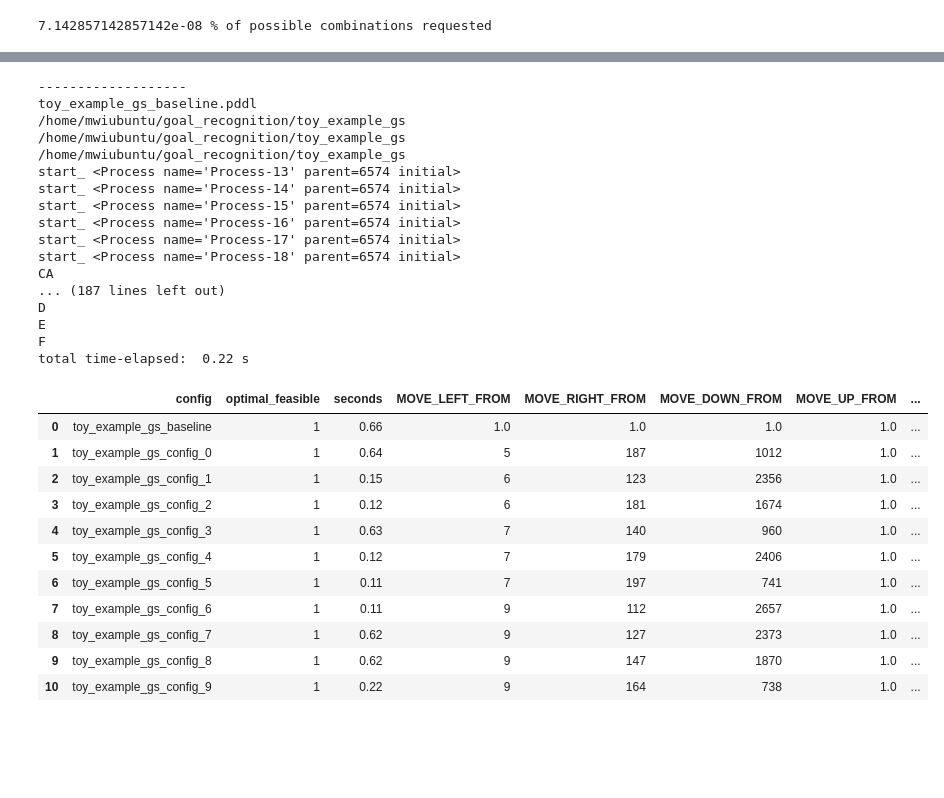
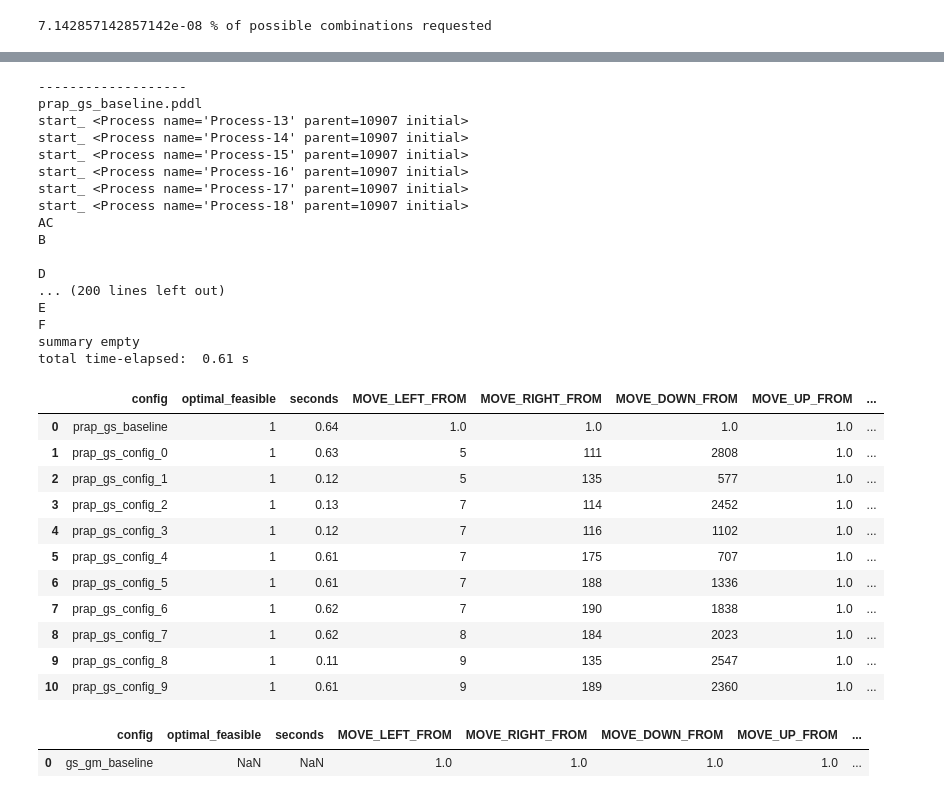
Before and after one commit to MatthiasWikenheiser/goal_recognition, a Jupyter notebook: Demo.ipynb, the cells around one changed output, grey strips where cells are left out. Drawn from its saved outputs; the diff is of its cells as text; code cells hidden in the pictures; blank space fills up the shorter version.

Commit message:
adapted GridSearch.py to gm_model and also updated Demo.ipynb

```diff
--- a/Demo.ipynb
+++ b/Demo.ipynb
@@ -393,7 +500,7 @@ problem_f = pddl.pddl_problem('problem_F.pddl')
 toy_example_problem_list= [problem_a, problem_b, problem_c, problem_d, problem_e, problem_f]
 obs_toy_example = pddl.pddl_observations('Observations.csv')
 # %%
-model = prap_model.prap_model(toy_example_domain, toy_example_problem_list, obs_toy_example)
+model_prap = prap_model.prap_model(toy_example_domain, toy_example_problem_list, obs_toy_example)
 # %%
-gs = GridSearch.GridSearch(model, "toy_example_gs")
+gs_prap = GridSearch.GridSearch(model_prap, "prap_gs")
 # %%
@@ -404,10 +511,10 @@ gs.grid
 # %%
-gs.add_grid_item([("MOVE_LEFT_FROM", range(5, 10))])
-gs.add_grid_item(("MOVE_RIGHT_FROM", range(100, 200)))
-gs.add_grid_item(("MOVE_DOWN_FROM", range(200, 3000)))
-gs.add_grid_item(("MOVE_LOWER_RIGHT_FROM", range(50, 60)))
-gs.add_grid_item(("MOVE_LOWER_LEFT_FROM", range(50, 60)))
-gs.create_grid(random=True, size=10)
+gs_prap.add_grid_item([("MOVE_LEFT_FROM", range(5, 10))])
+gs_prap.add_grid_item(("MOVE_RIGHT_FROM", range(100, 200)))
+gs_prap.add_grid_item(("MOVE_DOWN_FROM", range(200, 3000)))
+gs_prap.add_grid_item(("MOVE_LOWER_RIGHT_FROM", range(50, 60)))
+gs_prap.add_grid_item(("MOVE_LOWER_LEFT_FROM", range(50, 60)))
+gs_prap.create_grid(random=True, size=10)
 # %% [output]
 7.142857142857142e-08 % of possible combinations requested
 # %%
@@ -428,36 +535,36 @@ gs.grid
 # %%
-gs.check_feasible_domain(multiprocess=True, timeout= 5,
+gs_prap.check_feasible_domain(multiprocess=True, timeout= 5,
                          keep_files = False, pickle = True)
 # %% [output]
 -------------------
-toy_example_gs_baseline.pddl
-/home/mwiubuntu/goal_recognition/toy_example_gs
-/home/mwiubuntu/goal_recognition/toy_example_gs
-/home/mwiubuntu/goal_recognition/toy_example_gs
-start_ <Process name='Process-13' parent=6574 initial>
-start_ <Process name='Process-14' parent=6574 initial>
-start_ <Process name='Process-15' parent=6574 initial>
-start_ <Process name='Process-16' parent=6574 initial>
-start_ <Process name='Process-17' parent=6574 initial>
-start_ <Process name='Process-18' parent=6574 initial>
-CA
-... (187 lines left out)
+prap_gs_baseline.pddl
+start_ <Process name='Process-13' parent=10907 initial>
+start_ <Process name='Process-14' parent=10907 initial>
+start_ <Process name='Process-15' parent=10907 initial>
+start_ <Process name='Process-16' parent=10907 initial>
+start_ <Process name='Process-17' parent=10907 initial>
+start_ <Process name='Process-18' parent=10907 initial>
+AC
+B
+
 D
+... (200 lines left out)
 E
 F
-total time-elapsed:  0.22 s
+summary empty
+total time-elapsed:  0.61 s
 # %%
-gs.grid
+gs_prap.grid
 # %% [output]
 |  | config | optimal_feasible | seconds | MOVE_LEFT_FROM | MOVE_RIGHT_FROM | MOVE_DOWN_FROM | MOVE_UP_FROM | ... |
-| 0 | toy_example_gs_baseline | 1 | 0.66 | 1.0 | 1.0 | 1.0 | 1.0 | ... |
-| 1 | toy_example_gs_config_0 | 1 | 0.64 | 5 | 187 | 1012 | 1.0 | ... |
-| 2 | toy_example_gs_config_1 | 1 | 0.15 | 6 | 123 | 2356 | 1.0 | ... |
-| 3 | toy_example_gs_config_2 | 1 | 0.12 | 6 | 181 | 1674 | 1.0 | ... |
-| 4 | toy_example_gs_config_3 | 1 | 0.63 | 7 | 140 | 960 | 1.0 | ... |
-| 5 | toy_example_gs_config_4 | 1 | 0.12 | 7 | 179 | 2406 | 1.0 | ... |
-| 6 | toy_example_gs_config_5 | 1 | 0.11 | 7 | 197 | 741 | 1.0 | ... |
-| 7 | toy_example_gs_config_6 | 1 | 0.11 | 9 | 112 | 2657 | 1.0 | ... |
-| 8 | toy_example_gs_config_7 | 1 | 0.62 | 9 | 127 | 2373 | 1.0 | ... |
-| 9 | toy_example_gs_config_8 | 1 | 0.62 | 9 | 147 | 1870 | 1.0 | ... |
-| 10 | toy_example_gs_config_9 | 1 | 0.22 | 9 | 164 | 738 | 1.0 | ... |
+| 0 | prap_gs_baseline | 1 | 0.64 | 1.0 | 1.0 | 1.0 | 1.0 | ... |
+| 1 | prap_gs_config_0 | 1 | 0.63 | 5 | 111 | 2808 | 1.0 | ... |
+| 2 | prap_gs_config_1 | 1 | 0.12 | 5 | 135 | 577 | 1.0 | ... |
+| 3 | prap_gs_config_2 | 1 | 0.13 | 7 | 114 | 2452 | 1.0 | ... |
+| 4 | prap_gs_config_3 | 1 | 0.12 | 7 | 116 | 1102 | 1.0 | ... |
+| 5 | prap_gs_config_4 | 1 | 0.61 | 7 | 175 | 707 | 1.0 | ... |
+| 6 | prap_gs_config_5 | 1 | 0.61 | 7 | 188 | 1336 | 1.0 | ... |
+| 7 | prap_gs_config_6 | 1 | 0.62 | 7 | 190 | 1838 | 1.0 | ... |
+| 8 | prap_gs_config_7 | 1 | 0.62 | 8 | 184 | 2023 | 1.0 | ... |
+| 9 | prap_gs_config_8 | 1 | 0.11 | 9 | 135 | 2547 | 1.0 | ... |
+| 10 | prap_gs_config_9 | 1 | 0.61 | 9 | 189 | 2360 | 1.0 | ... |
@@ -463,0 +575,5 @@ gs.grid
+# %%
+gs_gm.grid
+# %% [output]
+|  | config | optimal_feasible | seconds | MOVE_LEFT_FROM | MOVE_RIGHT_FROM | MOVE_DOWN_FROM | MOVE_UP_FROM | ... |
+| 0 | gs_gm_baseline | NaN | NaN | 1.0 | 1.0 | 1.0 | 1.0 | ... |
```
Also changed, not shown: parts of 28 cells of this notebook, 3 other files.
